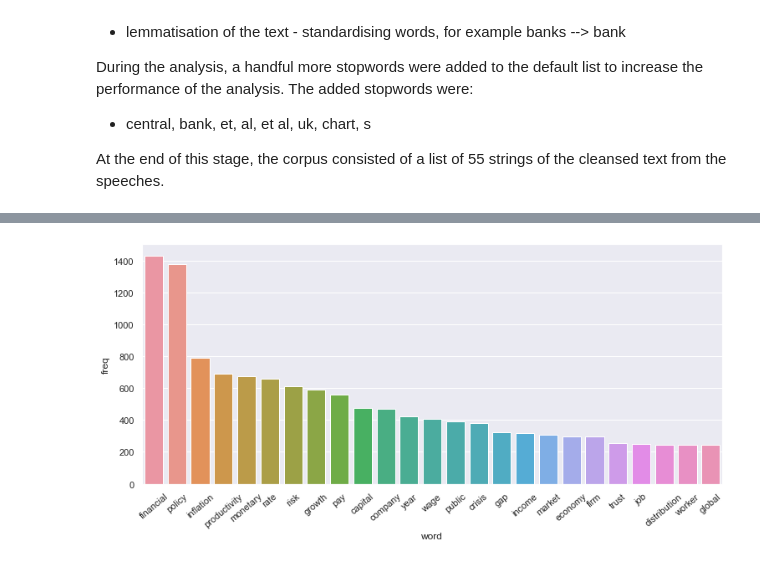
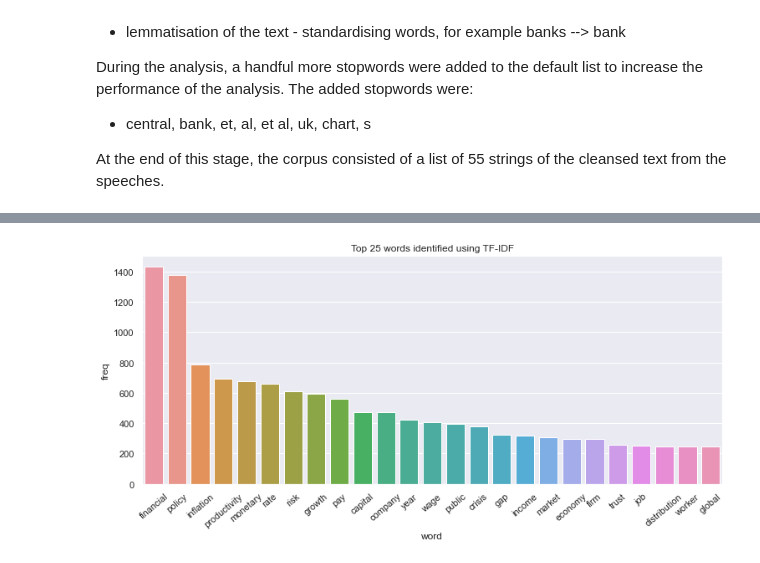
Before and after one commit to acalver/BOEspeech_analysis, a Jupyter notebook: Andy Haldane speech analysis.ipynb, the cells around one changed output, grey strips where cells are left out. Cells and saved outputs as stored; diff of their text form; code cells hidden in the pictures.

```diff
--- a/Andy Haldane speech analysis.ipynb
+++ b/Andy Haldane speech analysis.ipynb
@@ -43,33 +44,33 @@ def corpus_totals(corp, tfidf_results, top_n):
     totals = dict()
     for i in range(len(corp)):
 
         text=corpus[i].split()
 
         for j in range(len(tfidf_results[i])):
             tfidf_word = tfidf_results[i][j]
             count = text.count(tfidf_word)
 
             if tfidf_word in totals:
                 totals[tfidf_word] += count
 
             else:
                 totals[tfidf_word] = count
 
     totals = dict(sorted(totals.items(), key=lambda item: item[1], reverse=True))
     totals  = {k: totals[k] for k in list(totals)[:top_n]}
 
     return totals
 
 top_words = corpus_totals(corpus, results, 25)
 top_words = pd.DataFrame(top_words.items(), columns=['word','freq'])
 
 import seaborn as sns
 from matplotlib import pyplot as plt
 sns.set(rc={'figure.figsize':(10.7,5.27)})
-sns.barplot(x='word', y='freq', data=top_words)
+sns.barplot(x='word', y='freq', data=top_words).set_title('Top 25 words identified using TF-IDF')
 plt.xticks(rotation=40)
 plt.tight_layout()
 plt.show()
 # %% [output]
-[figure, old version]
+[figure, new version]
 # %% [markdown]
```
Also changed, not shown: parts of 9 cells of this notebook.
